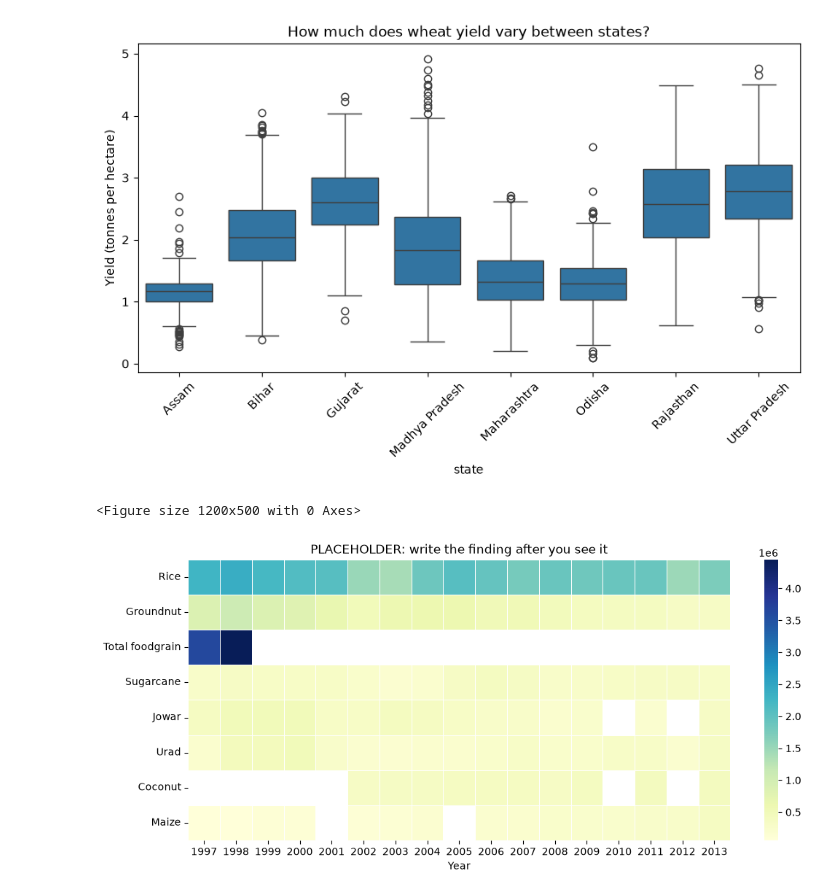
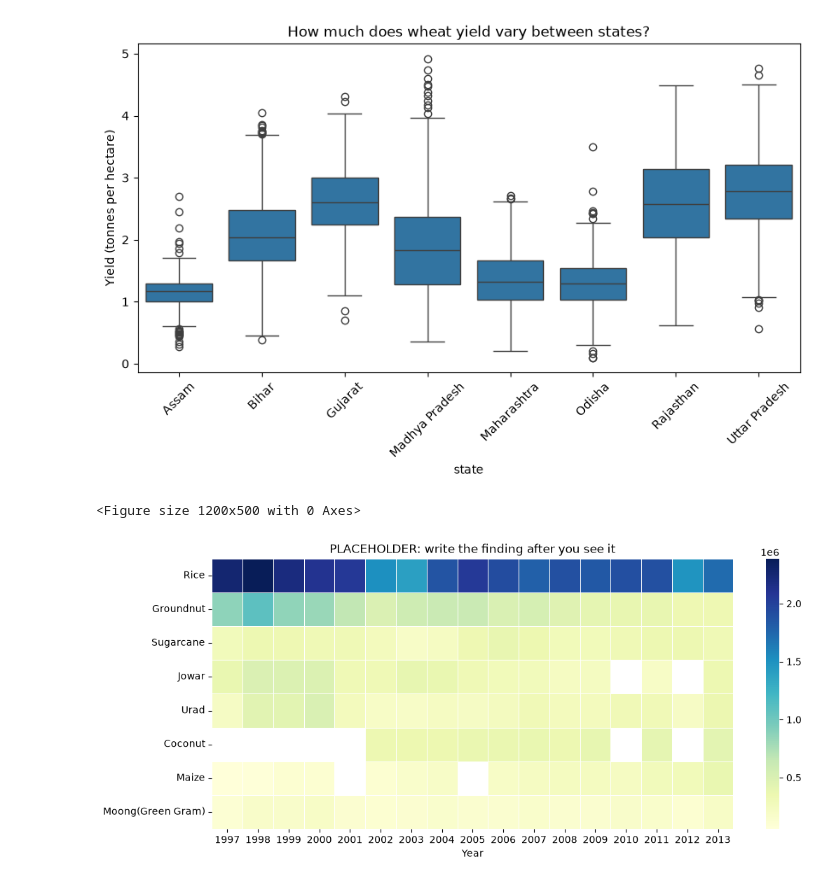
Before and after one commit to Madhavan1215/india-crop-edu_dataClean-vis, a Jupyter notebook: notebooks/eda.ipynb, the cells around one changed output. Saved outputs shown, nothing was run; the diff lists cells and outputs as text; code cells hidden in the pictures.

```diff
--- a/notebooks/eda.ipynb
+++ b/notebooks/eda.ipynb
@@ -141,17 +141,18 @@ plt.show()
 [figure]
 # %%
 tn = df[df["state"] == "Tamil Nadu"]
+tn = tn[~tn["crop"].str.startswith("Total")]
 top_crops = tn.groupby("crop")["area"].sum().nlargest(8).index
 plt.figure(figsize=(12, 5))
 pivot = (tn[tn["crop"].isin(top_crops)]
          .pivot_table(index="crop", columns="year", values="area", aggfunc="sum"))
 pivot = pivot.loc[top_crops]
 plt.figure(figsize=(12, 5))
 sns.heatmap(pivot, cmap="YlGnBu", linewidths=0.5)
 plt.title("PLACEHOLDER: write the finding after you see it")
 plt.xlabel("Year")
 plt.ylabel("")
 plt.show()
 # %% [output]
 <Figure size 1200x500 with 0 Axes>
-[figure, old version]
+[figure, new version]
```
Also changed, not shown: parts of 2 cells of this notebook.
